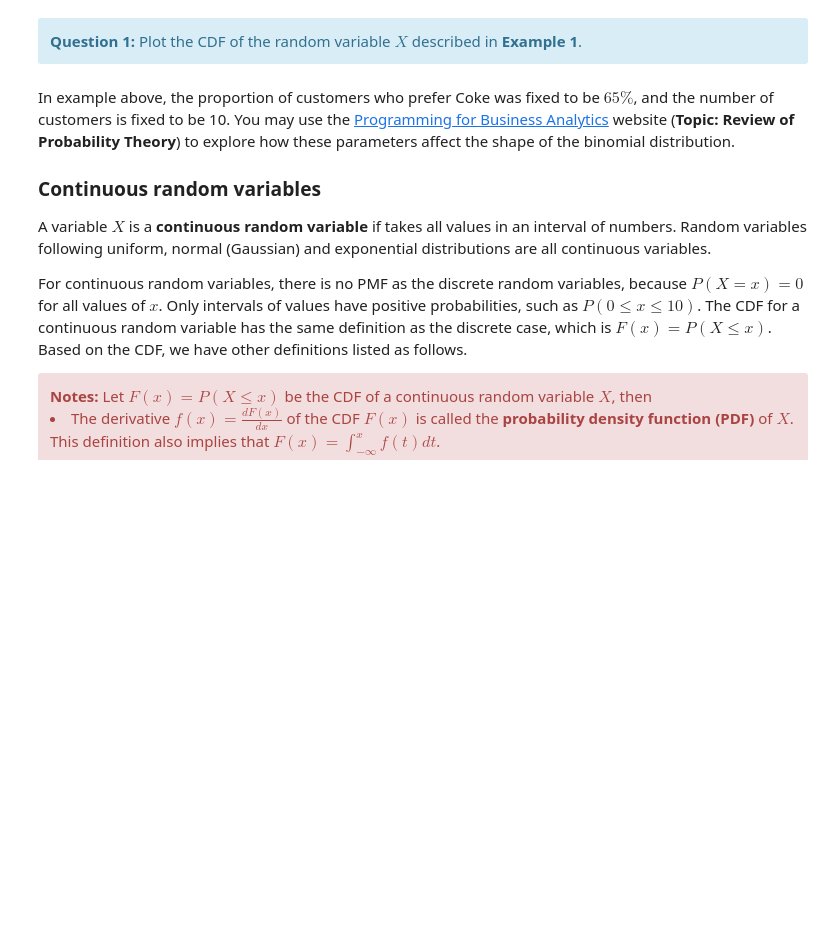
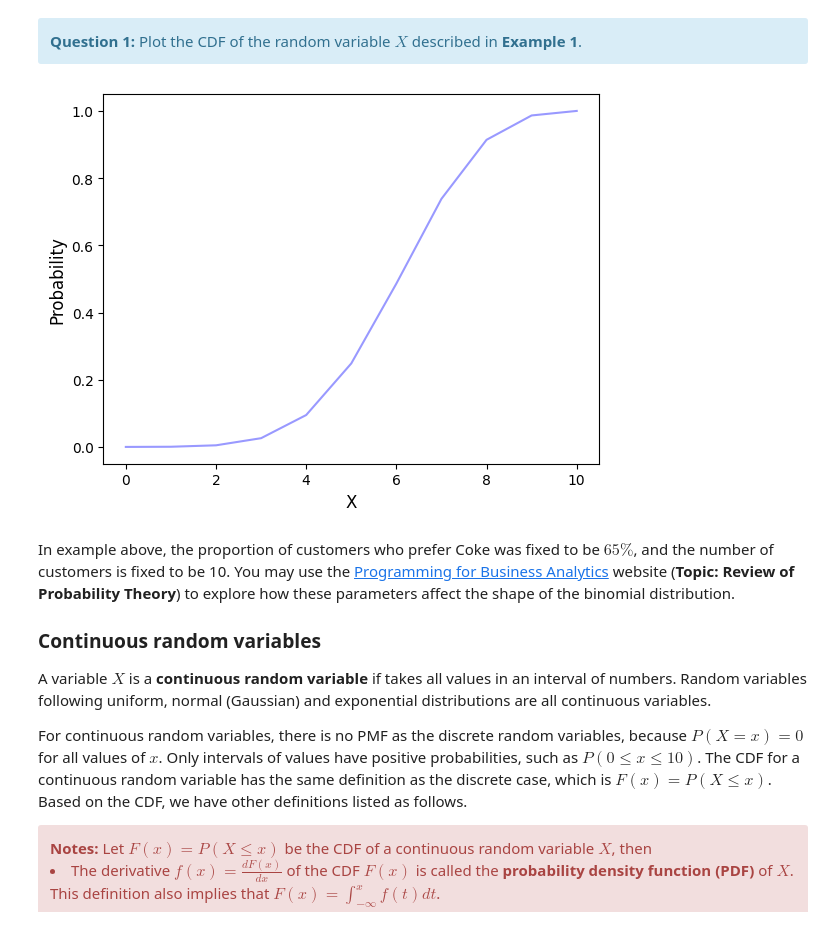
Before and after one commit to AllardQuek/DAO2702-BA, a Jupyter notebook: Lectures/Lecture10.ipynb, the cells around one changed output. Cells and saved outputs as stored; diff of their text form; code cells hidden in the pictures; blank space fills up the shorter version.

```diff
--- a/Lectures/Lecture10.ipynb
+++ b/Lectures/Lecture10.ipynb
@@ -151,6 +151,21 @@ The probability is 0.7514955091185547
 <div class="alert alert-block alert-info">
 <b>Question 1:</b> Plot the CDF of the random variable $X$ described in <b>Example 1</b>.
 </div>
+# %%
+# Plot the CDF of the rnadom variable $X$ as described in Example 1
+n = 10                                     # Total number of customers
+p = 0.65                                   # Probability of people who prefer Coke
+x = np.arange(n+1)                         # All possible numbers of customers who prefer Coke (instead of single number)
+
+cdf = binom.cdf(x, n, p)                  # The CDF of the random variable X
+
+plt.plot(x, cdf, color='b', alpha=0.4)    # Line chart for showing the distribution
+
+plt.xlabel('X', fontsize=12)
+plt.ylabel('Probability', fontsize=12)
+plt.show()
+# %% [output]
+[figure, added]
 # %% [markdown]
 In example above, the proportion of customers who prefer Coke was fixed to be $65\%$, and the number of customers is fixed to be 10. You may use the [Programming for Business Analytics](https://appiora.nus.edu.sg/learndao/) website (**Topic: Review of Probability Theory**) to explore how these parameters affect the shape of the binomial distribution.
 
```
Also changed, not shown: parts of 4 cells of this notebook, 23 other files.
